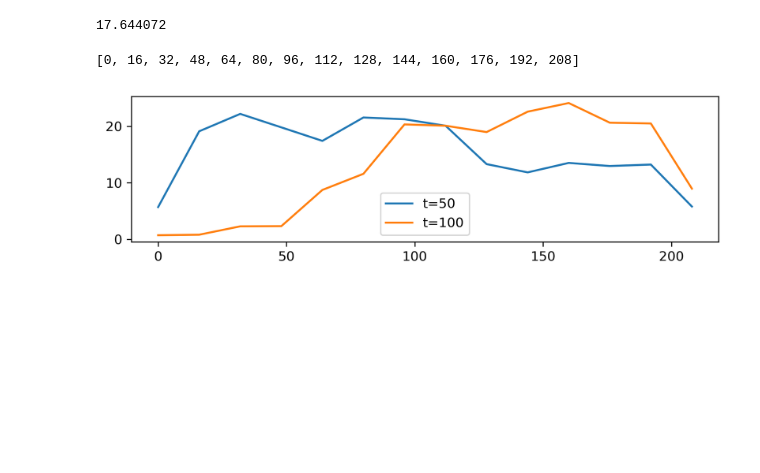
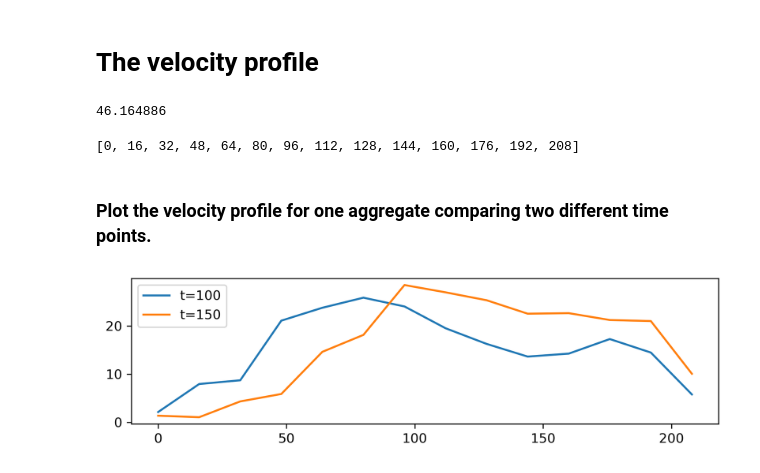
Before and after one commit to rzhou-space/PIV_analysis_headon_data, a Jupyter notebook: mesenchym_analysis.ipynb, the cells around one changed output. Drawn from its saved outputs; the diff is of its cells as text; code cells hidden in the pictures; blank space fills up the shorter version.

```diff
--- a/mesenchym_analysis.ipynb
+++ b/mesenchym_analysis.ipynb
@@ -24,7 +24,7 @@ with h5py.File("F:/PhD_Franziska/Headon/Headon_results/mesenchym/video1_slice4/w
 with h5py.File("F:/PhD_Franziska/Headon/Headon_results/mesenchym/video1_slice4/whole_image/avg_data/ygrid_matrix", "r") as file:
     ygrid = file["matrix"][:]
 # %%
-t = 100
+t = 150
 
 plt.figure(figsize=(5, 5))
 plt.quiver(xgrid[t], ygrid[t], V[t], -U[t])
@@ -46,3 +46,5 @@ plt.gca().invert_yaxis()
+# %% [markdown]
+# The velocity profile
 # %%
 def get_window_sum(ar, W, i, j):
     # For a given 2D numpy array "ar" extract at the index i,j the subarray with size W = (a, b).
@@ -53,9 +55,9 @@ def get_window_sum(ar, W, i, j):
     window = view_as_windows(ar_ext, (W[0],W[1]))[i,j]
     return np.sum(window)
 # %%
-get_window_avg(M_test, (3, 3), 14, 14) # radius 1
+get_window_sum(M_test, (3, 3), 14, 14) # radius 1
 # %% [output]
-17.644072
+46.164886
 # %%
 def velocity_cal(sub_M):
     # The dimensions of sub_U and sub_V must be uneven, So that a center can be defined.
@@ -87,20 +89,16 @@ radius_pixel = [i*16 for i in range(len(test_v))]
 radius_pixel
 # %% [output]
 [0, 16, 32, 48, 64, 80, 96, 112, 128, 144, 160, 176, 192, 208]
+# %% [markdown]
+### Plot the velocity profile for one aggregate comparing two different time points.
 # %%
-# plot the velocity profile change in time.
-# colors = ["darkorange", "royalblue"]
-# n_bins = 20
-# cmap_name = 'cmap'
-# self_cmap = LinearSegmentedColormap.from_list(cmap_name, colors, N=n_bins)
-
 plt.figure(figsize=(8, 2), dpi=300)
-for t in [50, 100]:
-    mean_v = velocity_cal(M[t][7:34, 12:39])
+for t in [100, 150]:
+    mean_v = velocity_cal(M[t][30:57, 37:64])
     radius_pixel = [i*16 for i in range(len(mean_v))]
     plt.plot(radius_pixel, mean_v, label = "t="+str(t))
 plt.legend()
-plt.savefig("velocity_profile_agg_1")
+plt.savefig("velocity_profile_agg_3")
 plt.show()
 # %% [output]
-[figure, old version]
+[figure, new version]
```
Also changed, not shown: parts of 19 cells of this notebook.
